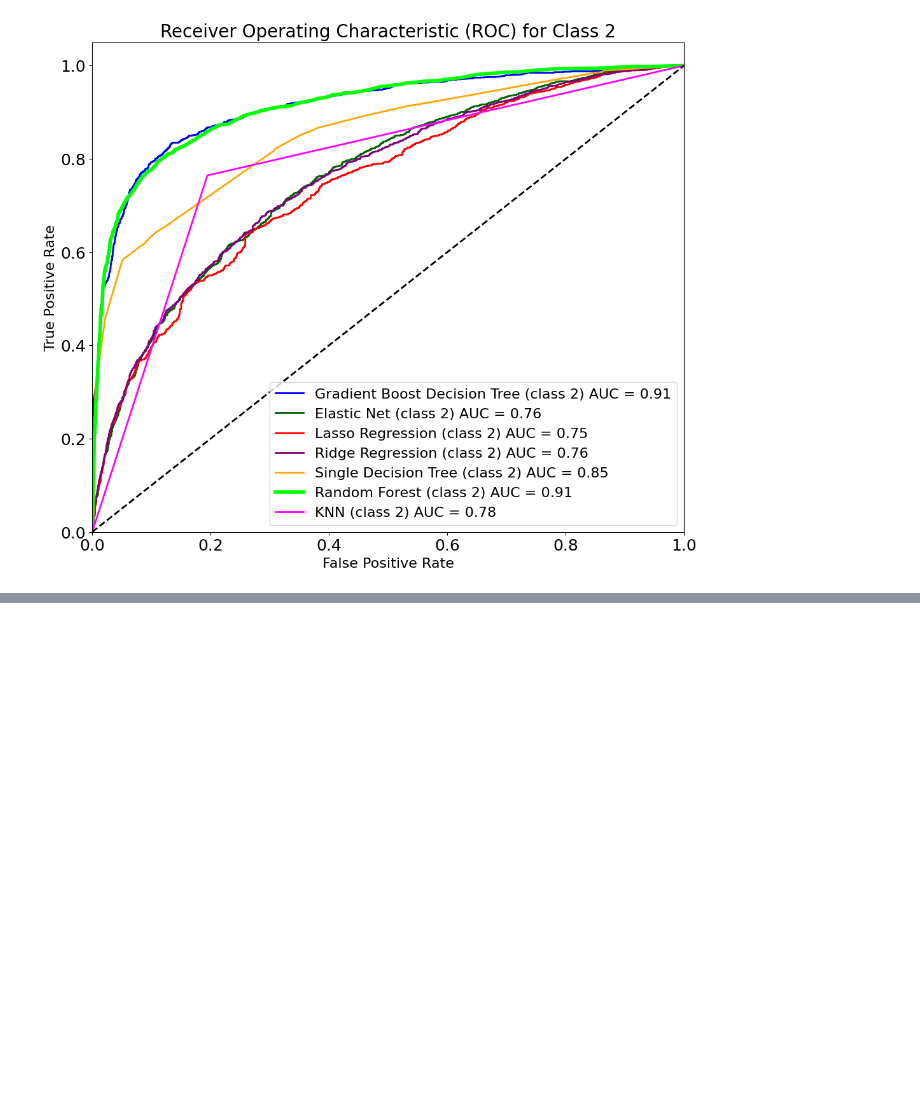
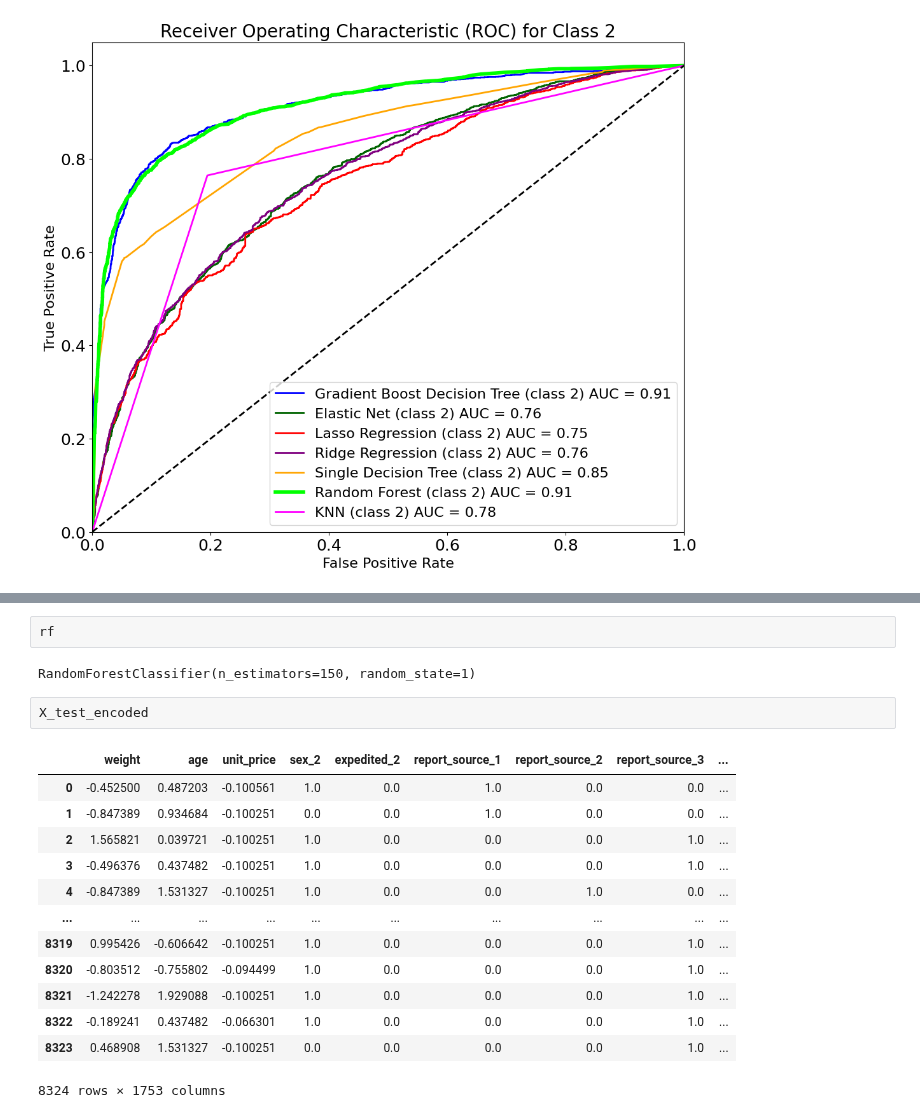
Before and after one commit to teamlunarlanding/Pharma-Drug-Surveillance, a Jupyter notebook: Modeling-with-ImputedPrices.ipynb, the cells around one changed output, grey strips where cells are left out. Drawn from its saved outputs; the diff is of its cells as text; blank space fills up the shorter version.

```diff
--- a/Modeling-with-ImputedPrices.ipynb
+++ b/Modeling-with-ImputedPrices.ipynb
@@ -1469,0 +1517,20 @@ plt.show()
+# %%
+rf
+# %% [output]
+RandomForestClassifier(n_estimators=150, random_state=1)
+# %%
+X_test_encoded
+# %% [output]
+|  | weight | age | unit_price | sex_2 | expedited_2 | report_source_1 | report_source_2 | report_source_3 | ... |
+| 0 | -0.452500 | 0.487203 | -0.100561 | 1.0 | 0.0 | 1.0 | 0.0 | 0.0 | ... |
+| 1 | -0.847389 | 0.934684 | -0.100251 | 0.0 | 0.0 | 1.0 | 0.0 | 0.0 | ... |
+| 2 | 1.565821 | 0.039721 | -0.100251 | 1.0 | 0.0 | 0.0 | 0.0 | 1.0 | ... |
+| 3 | -0.496376 | 0.437482 | -0.100251 | 1.0 | 0.0 | 0.0 | 0.0 | 1.0 | ... |
+| 4 | -0.847389 | 1.531327 | -0.100251 | 1.0 | 0.0 | 0.0 | 1.0 | 0.0 | ... |
+| ... | ... | ... | ... | ... | ... | ... | ... | ... | ... |
+| 8319 | 0.995426 | -0.606642 | -0.100251 | 1.0 | 0.0 | 0.0 | 0.0 | 1.0 | ... |
+| 8320 | -0.803512 | -0.755802 | -0.094499 | 1.0 | 0.0 | 0.0 | 0.0 | 1.0 | ... |
+| 8321 | -1.242278 | 1.929088 | -0.100251 | 1.0 | 0.0 | 0.0 | 0.0 | 1.0 | ... |
+| 8322 | -0.189241 | 0.437482 | -0.066301 | 1.0 | 0.0 | 0.0 | 0.0 | 1.0 | ... |
+| 8323 | 0.468908 | 1.531327 | -0.100251 | 0.0 | 0.0 | 0.0 | 0.0 | 1.0 | ... |
+8324 rows × 1753 columns
```
Also changed, not shown: parts of 5 cells of this notebook, 1 other file.
